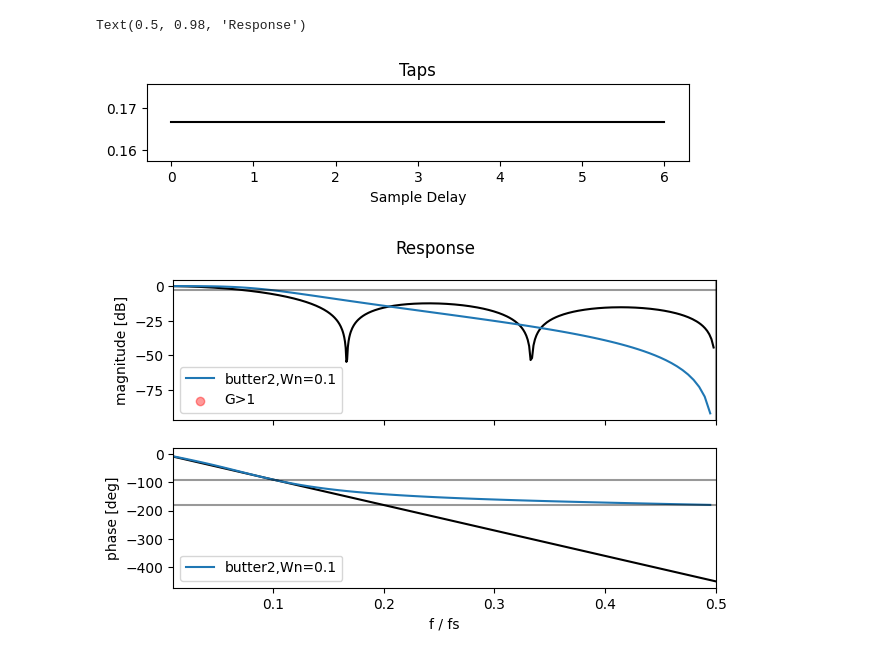
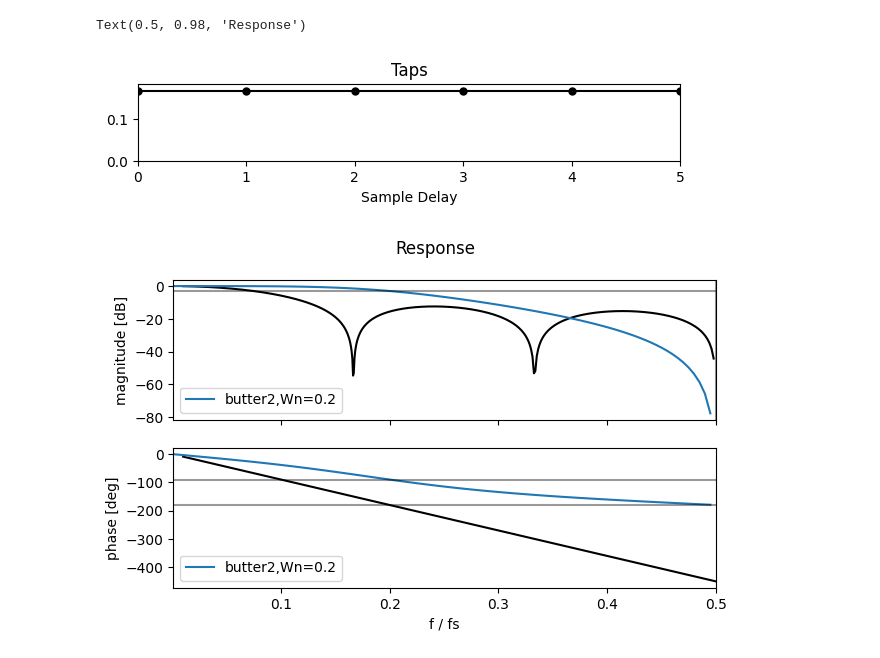
Before and after one commit to jlogan03/flaw, a Jupyter notebook: scripts/fir.ipynb, the cells around one changed output. Cells and saved outputs as stored; diff of their text form; code cells hidden in the pictures.

```diff
--- a/scripts/fir.ipynb
+++ b/scripts/fir.ipynb
@@ -8,19 +8,20 @@ from numpy.polynomial.polynomial import polyval
 # %%
 from scipy.signal import butter, dlti
 
-rb2 = 0.1
+rb2 = 0.2
 b2 = dlti(*butter(2, rb2, fs=1.0), dt=1.0)
 wb2, magb2, phaseb2 = dbode(b2)
 fb2 = wb2 / (2.0 * np.pi)
 # %%
 # Make taps
 n = 6
-tn = np.linspace(1, n+1, n)
+tn = np.linspace(1, n, n)
 tmid = np.mean(tn)
 v = tn - tmid
+# b = np.exp(v ** -2)
 # b = np.sinc(v)
-b = np.ones(n)
-b = b / sum(b)  # DC gain = 1
+b= np.ones(n)
+b /= sum(b)  # DC gain = 1
 
 # Get frequency response
 # 0.01 - 0.49 fraction of samplerate
@@ -34,37 +35,41 @@ h = polyval(z, b, tensor=False)
 
 mag = 20 * np.log10(np.abs(h))  # Magnitude of complex response vector
 phase = np.rad2deg(np.unwrap(np.angle(h), period=3.14))  # Angle of complex response vector
 
 # Clip nans
 mag[np.where(mag<-100)] = np.nan
 gt1 = np.where(mag > 0.0)
 
-
+# Taps
 plt.figure(figsize=(7,1))
-plt.plot(tn-1, b, color='k')
+plt.plot(tn-1, b, marker='.', markersize=10, color='k')
+plt.ylim(min(min(b), 0.0), max(b) * 1.1)
+plt.xlim(0.0, n-1)
 plt.xlabel("Sample Delay")
 plt.title("Taps")
 
+# Mag
 fig, (ax1, ax2) = plt.subplots(2,1, figsize=((7,4)), sharex=True)
 ax1.plot(f, mag, color='k')
 ax1.plot(fb2, magb2, label=f"butter2,Wn={rb2}")
-ax1.scatter(f[gt1], mag[gt1], marker='o', alpha=0.4, color='red', label="G>1")
+if np.array(gt1).size > 0:
+    ax1.scatter(f[gt1], mag[gt1], marker='o', alpha=0.4, color='red', label="G>1")
 ax1.set_ylabel("magnitude [dB]")
-ax1.set_xlim(1e-2, 0.5)
+ax1.set_xlim(1e-3, 0.5)
 ax1.axvline(0.5, color='k', alpha=0.4)
 ax1.axhline(-3, color='k', alpha=0.4)
 ax1.legend()
 
-
+# Phase
 ax2.plot(f, phase, color='k')
 ax2.plot(fb2, phaseb2, label=f"butter2,Wn={rb2}")
 ax2.set_ylabel("phase [deg]")
 ax2.set_xlabel("f / fs")
 ax2.axhline(-90, color='k', alpha=0.4)
 ax2.axhline(-180, color='k', alpha=0.4)
 ax2.legend()
 plt.suptitle("Response")
 # %% [output]
 Text(0.5, 0.98, 'Response')
-[figure, old version]
+[figure, new version]
-[figure, old version]
+[figure, new version]
```
